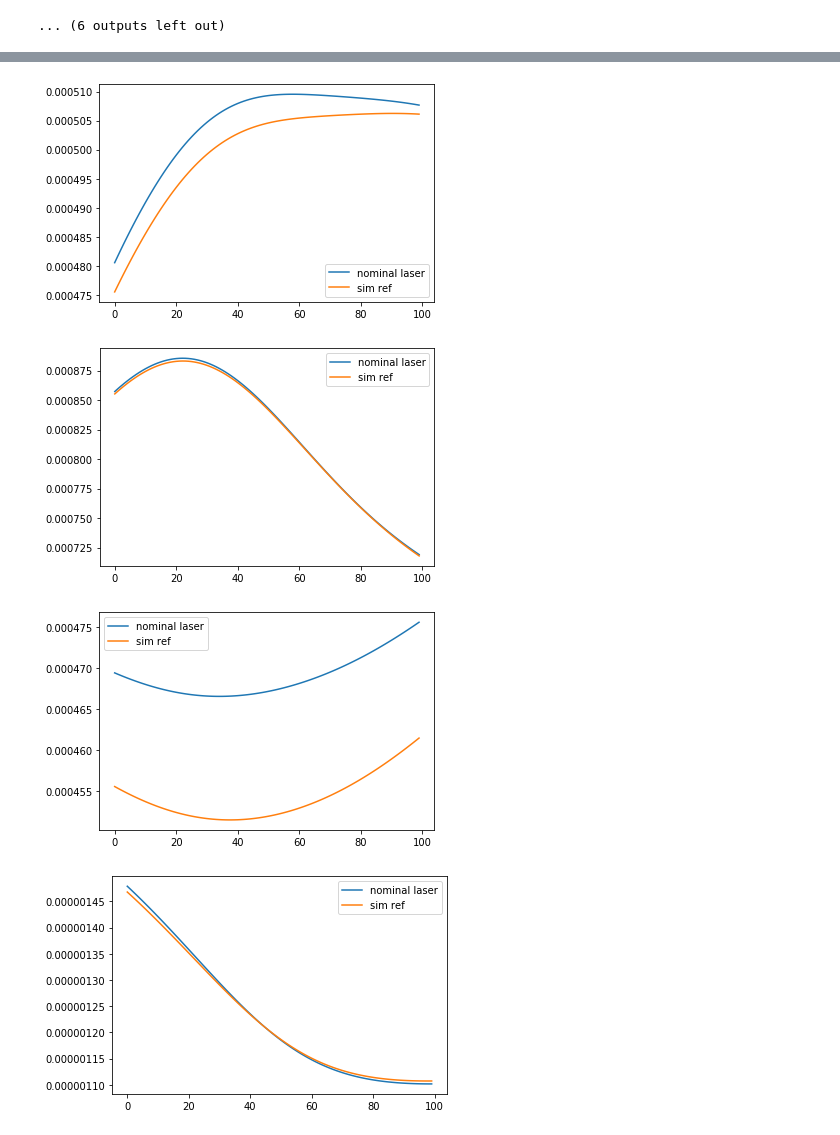
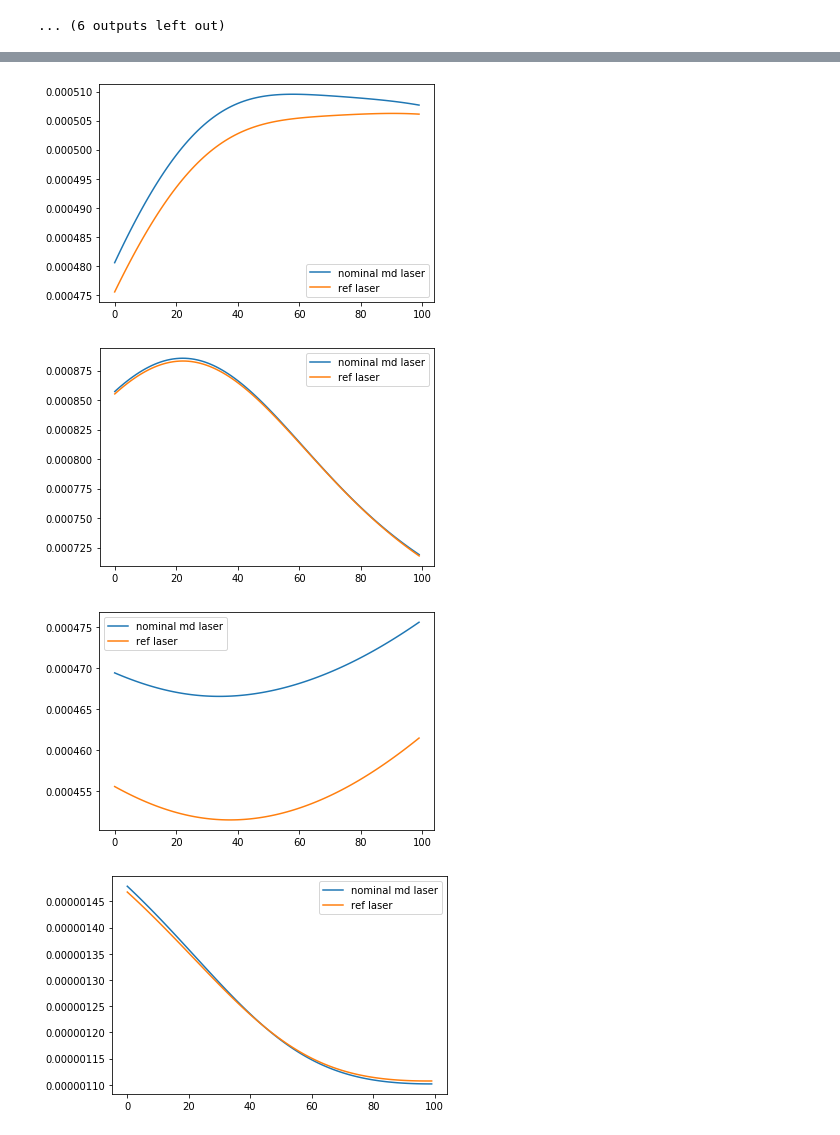
Before and after one commit to singh96aman/lcls_cu_injector_tuning, a Jupyter notebook: models/simple_models/LCLS_Cu_Inj_scalar_beam_size_emit_OTR2.ipynb, the cells around one changed output, grey strips where cells are left out. Cells and saved outputs as stored; diff of their text form; code cells hidden in the pictures.

```diff
--- a/models/simple_models/LCLS_Cu_Inj_scalar_beam_size_emit_OTR2.ipynb
+++ b/models/simple_models/LCLS_Cu_Inj_scalar_beam_size_emit_OTR2.ipynb
@@ -1395,6 +1395,6 @@ SQ01:b1_gradient
 for i in range(0,len(model_out_list)):
     plt.plot(Y_pred1m[:,i])
     plt.plot(Y_pred1[:,i])
-    plt.legend(['nominal laser','sim ref'])
+    plt.legend(['nominal md laser','ref laser'])
     plt.show()
 # %% [output]
@@ -1407,6 +1407,6 @@ for i in range(0,len(model_out_list)):
 for i in range(0,len(model_out_list)):
     plt.plot(Y_pred2m[:,i])
     plt.plot(Y_pred2[:,i])
-    plt.legend(['nominal laser','sim ref'])
+    plt.legend(['nominal md laser','ref laser'])
     plt.show()
 # %% [output]
@@ -1418,11 +1418,11 @@ for i in range(0,len(model_out_list)):
 # %%
 for i in range(0,len(model_out_list)):
     plt.plot(Y_pred3m[:,i])
     plt.plot(Y_pred3[:,i])
-    plt.legend(['nominal laser','sim ref'])
+    plt.legend(['nominal md laser','ref laser'])
     plt.show()
 # %% [output]
-[figure, old version]
+[figure, new version]
-[figure, old version]
+[figure, new version]
-[figure, old version]
+[figure, new version]
-[figure, old version]
+[figure, new version]
```
Also changed, not shown: parts of 3 cells of this notebook.
